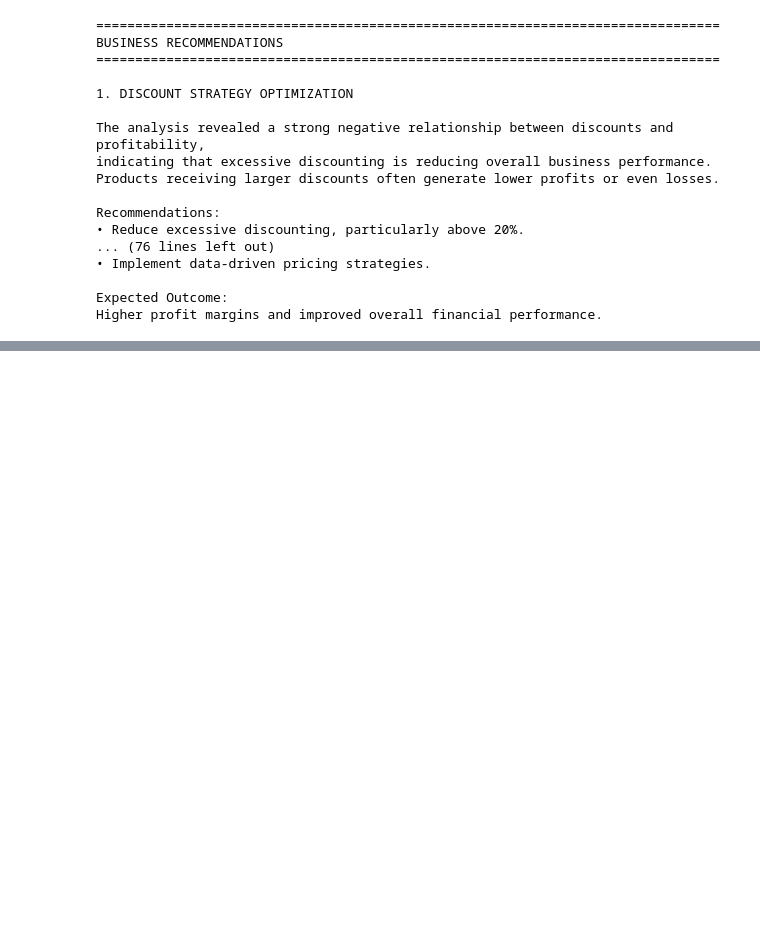
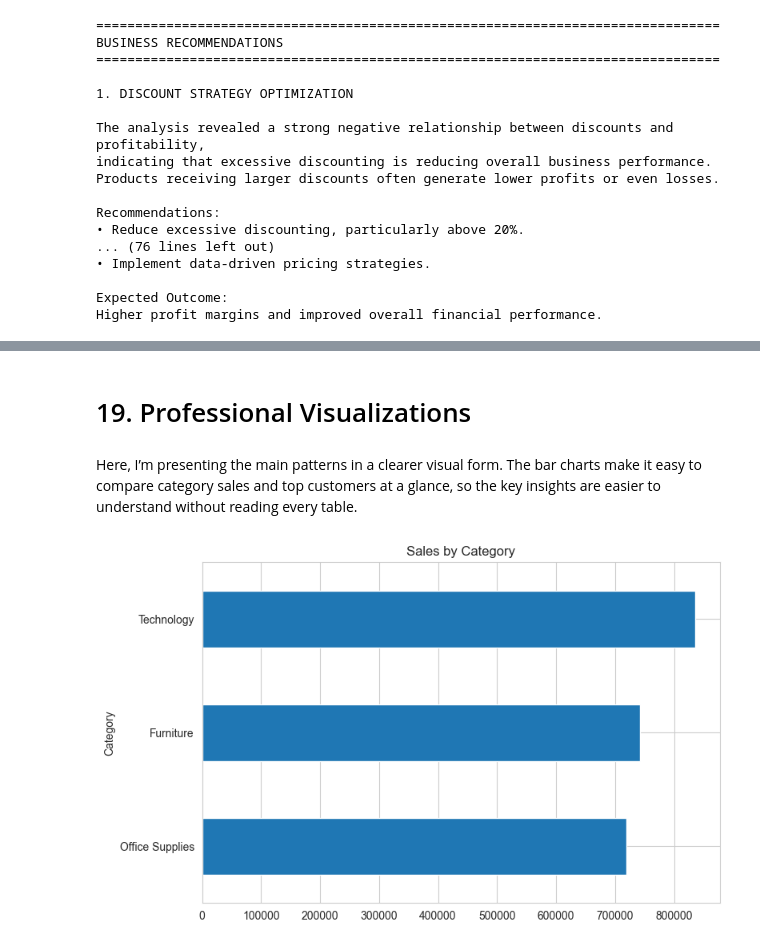
Before and after one commit to JaivPatel07/E-Commerce-Sales-Analytics, a Jupyter notebook: main.ipynb, the cells around one changed output, grey strips where cells are left out. Cells and saved outputs as stored; diff of their text form; code cells hidden in the pictures; blank space fills up the shorter version.

```diff
--- a/main.ipynb
+++ b/main.ipynb
@@ -1188,0 +1087,16 @@ SALES PERFORMANCE
+# %%
+monthly_sales = df.set_index('Order Date').resample('M')['Sales'].sum()
+
+try:
+    from statsmodels.tsa.holtwinters import ExponentialSmoothing
+
+    model = ExponentialSmoothing(monthly_sales, trend='add')
+    fit = model.fit()
+
+    forecast = fit.forecast(6)
+
+    print('Next 6 Month Sales Forecast')
+    print(forecast)
+except Exception as e:
+    print('Install statsmodels for forecasting')
+    print(e)
@@ -1316,0 +1352,16 @@ df.to_csv("cleaned_superstore.csv", index=False)
+# %% [markdown]
+# 19. Professional Visualizations
+# %% [markdown]
+Here, I’m presenting the main patterns in a clearer visual form. The bar charts make it easy to compare category sales and top customers at a glance, so the key insights are easier to understand without reading every table.
+# %%
+import matplotlib.pyplot as plt
+
+top_cat = df.groupby('Category')['Sales'].sum().sort_values()
+
+plt.figure(figsize=(8,5))
+top_cat.plot(kind='barh')
+plt.title('Sales by Category')
+plt.tight_layout()
+plt.show()
+# %% [output]
+[figure, added]
```
Also changed, not shown: parts of 71 cells of this notebook, 2 other files.
